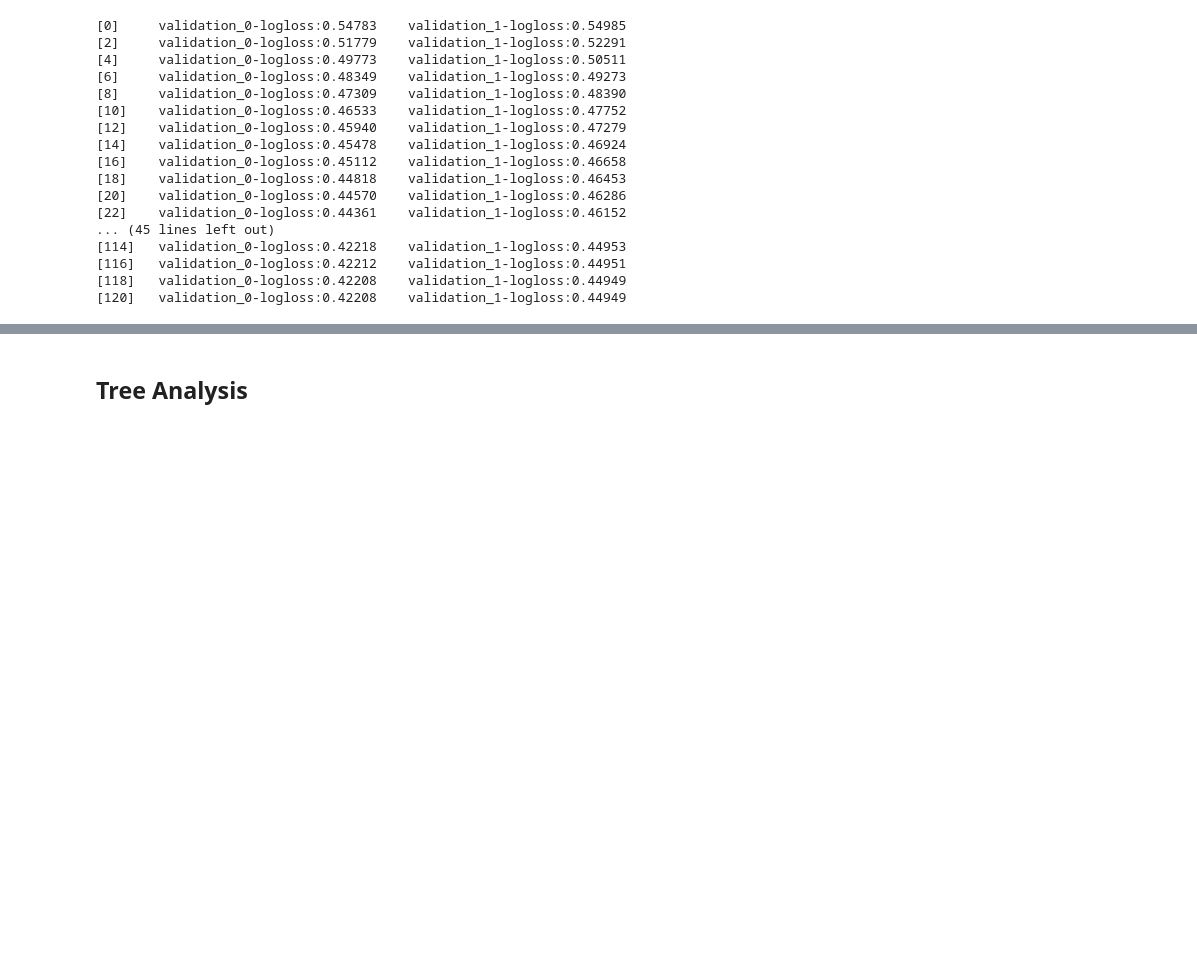
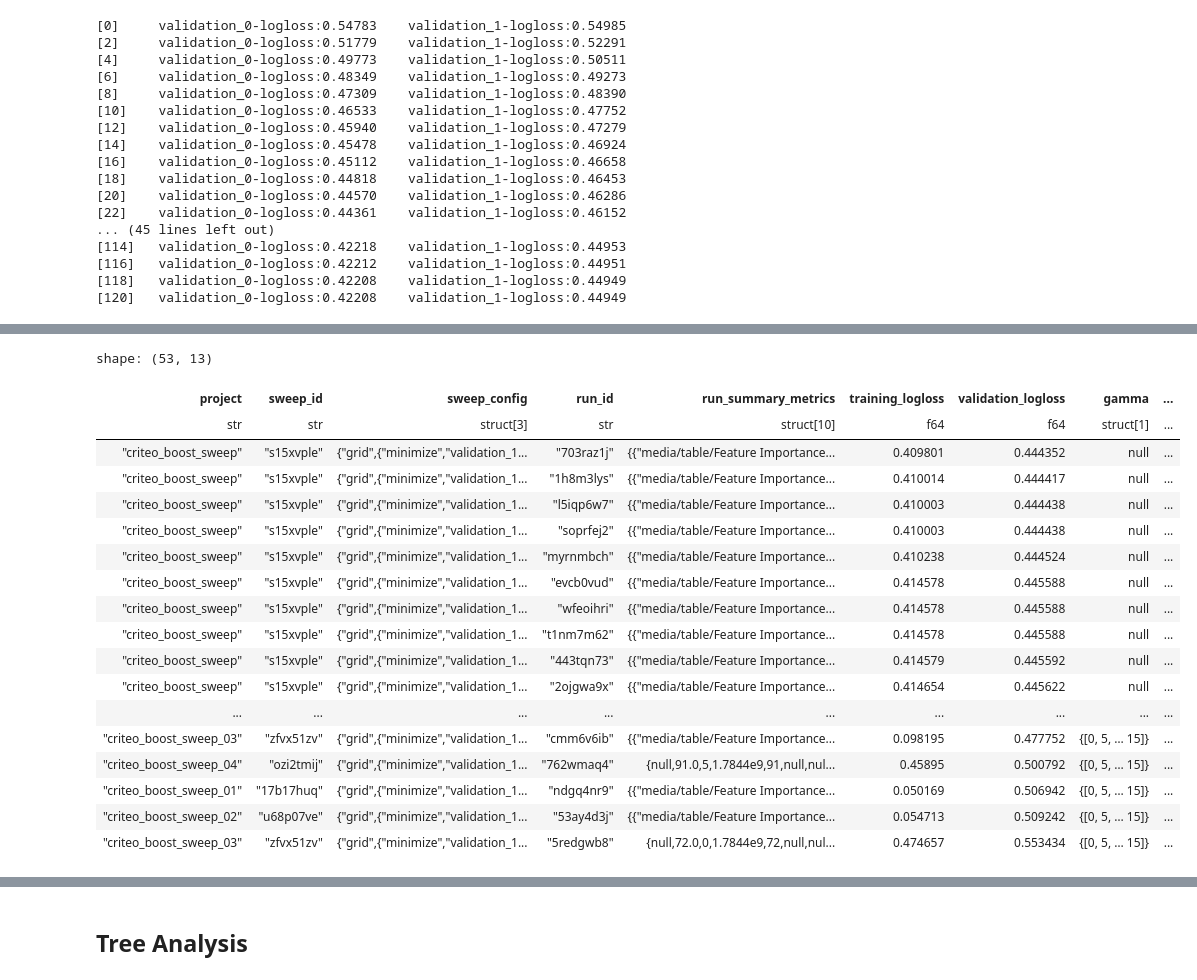
Before and after one commit to seanv507/criteo_boost, a Jupyter notebook: criteo.ipynb, the cells around one changed output, grey strips where cells are left out. Cells and saved outputs as stored; diff of their text form; code cells hidden in the pictures; blank space fills up the shorter version.

Commit message:
use wandb api to retrive results

```diff
--- a/criteo.ipynb
+++ b/criteo.ipynb
@@ -1128,0 +856,24 @@ alt.Chart(df_plot).transform_fold(['diff','margin'], as_=['plot','ctr']).encode(
+# %%
+def get_project_sweep_ids(
+    entity: str = "seanv507",
+) -> dict[str, list[dict]]:
+    """
+    Return every accessible project under `entity` and its sweep IDs.
+
+    Projects without sweeps are included with an empty list.
+    """
+    api = wandb.Api(timeout=60)
+
+    return {
+            project.name: [
+                {"sweep_id": sweep.id,
+                 "sweep_config": sweep.config,
+                 "sweep_runs": [{
+                     "run_id": run.id,
+                     "run_summary_metrics": run.summary_metrics
+                     } for run in sweep.runs]
+                }
+                for sweep in project.sweeps(per_page=100)
+            ]
+                for project in api.projects(entity=entity, per_page=200)
+        }
@@ -1128,0 +918,33 @@ alt.Chart(df_plot).transform_fold(['diff','margin'], as_=['plot','ctr']).encode(
+# %%
+ps = get_project_sweep_ids("seanv507")
+# %%
+project_sweeps = (
+    pl.DataFrame({'project':ps.keys(), 'sweeps': ps.values()},strict=False)
+    .explode('sweeps').unnest('sweeps').explode('sweep_runs').unnest('sweep_runs')
+    .with_columns(run_id=pl.col('run_id'), training_logloss=pl.col('run_summary_metrics').struct['validation_0-logloss.min'],
+                     validation_logloss=pl.col('run_summary_metrics').struct['validation_1-logloss.min'])
+    .drop_nulls(subset='validation_logloss')
+    .sort('validation_logloss')
+)
+# %%
+project_sweeps.with_columns(pl.col('sweep_config').struct['parameters']).unnest('parameters')
+# %% [output]
+shape: (53, 13)
+| project | sweep_id | sweep_config | run_id | run_summary_metrics | training_logloss | validation_logloss | gamma | ... |
+| str | str | struct[3] | str | struct[10] | f64 | f64 | struct[1] | ... |
+| "criteo_boost_sweep" | "s15xvple" | {"grid",{"minimize","validation_1... | "703raz1j" | {{"media/table/Feature Importance... | 0.409801 | 0.444352 | null | ... |
+| "criteo_boost_sweep" | "s15xvple" | {"grid",{"minimize","validation_1... | "1h8m3lys" | {{"media/table/Feature Importance... | 0.410014 | 0.444417 | null | ... |
+| "criteo_boost_sweep" | "s15xvple" | {"grid",{"minimize","validation_1... | "l5iqp6w7" | {{"media/table/Feature Importance... | 0.410003 | 0.444438 | null | ... |
+| "criteo_boost_sweep" | "s15xvple" | {"grid",{"minimize","validation_1... | "soprfej2" | {{"media/table/Feature Importance... | 0.410003 | 0.444438 | null | ... |
+| "criteo_boost_sweep" | "s15xvple" | {"grid",{"minimize","validation_1... | "myrnmbch" | {{"media/table/Feature Importance... | 0.410238 | 0.444524 | null | ... |
+| "criteo_boost_sweep" | "s15xvple" | {"grid",{"minimize","validation_1... | "evcb0vud" | {{"media/table/Feature Importance... | 0.414578 | 0.445588 | null | ... |
+| "criteo_boost_sweep" | "s15xvple" | {"grid",{"minimize","validation_1... | "wfeoihri" | {{"media/table/Feature Importance... | 0.414578 | 0.445588 | null | ... |
+| "criteo_boost_sweep" | "s15xvple" | {"grid",{"minimize","validation_1... | "t1nm7m62" | {{"media/table/Feature Importance... | 0.414578 | 0.445588 | null | ... |
+| "criteo_boost_sweep" | "s15xvple" | {"grid",{"minimize","validation_1... | "443tqn73" | {{"media/table/Feature Importance... | 0.414579 | 0.445592 | null | ... |
+| "criteo_boost_sweep" | "s15xvple" | {"grid",{"minimize","validation_1... | "2ojgwa9x" | {{"media/table/Feature Importance... | 0.414654 | 0.445622 | null | ... |
+| ... | ... | ... | ... | ... | ... | ... | ... | ... |
+| "criteo_boost_sweep_03" | "zfvx51zv" | {"grid",{"minimize","validation_1... | "cmm6v6ib" | {{"media/table/Feature Importance... | 0.098195 | 0.477752 | {[0, 5, … 15]} | ... |
+| "criteo_boost_sweep_04" | "ozi2tmij" | {"grid",{"minimize","validation_1... | "762wmaq4" | {null,91.0,5,1.7844e9,91,null,nul... | 0.45895 | 0.500792 | {[0, 5, … 15]} | ... |
+| "criteo_boost_sweep_01" | "17b17huq" | {"grid",{"minimize","validation_1... | "ndgq4nr9" | {{"media/table/Feature Importance... | 0.050169 | 0.506942 | {[0, 5, … 15]} | ... |
+| "criteo_boost_sweep_02" | "u68p07ve" | {"grid",{"minimize","validation_1... | "53ay4d3j" | {{"media/table/Feature Importance... | 0.054713 | 0.509242 | {[0, 5, … 15]} | ... |
+| "criteo_boost_sweep_03" | "zfvx51zv" | {"grid",{"minimize","validation_1... | "5redgwb8" | {null,72.0,0,1.7844e9,72,null,nul... | 0.474657 | 0.553434 | {[0, 5, … 15]} | ... |
```
Also changed, not shown: parts of 174 cells of this notebook, 1 other file.
